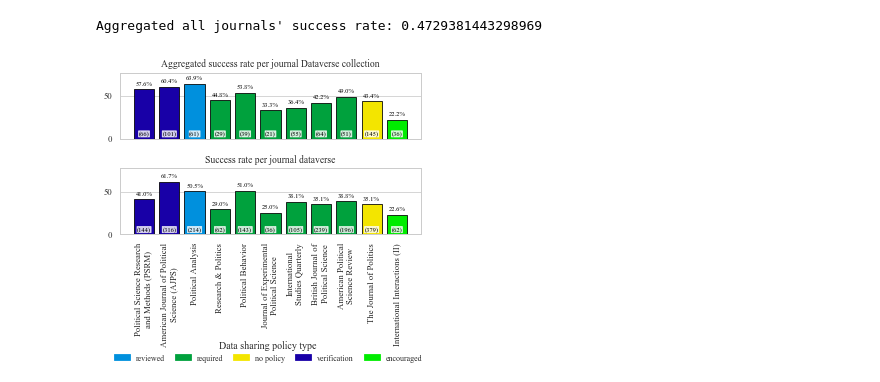
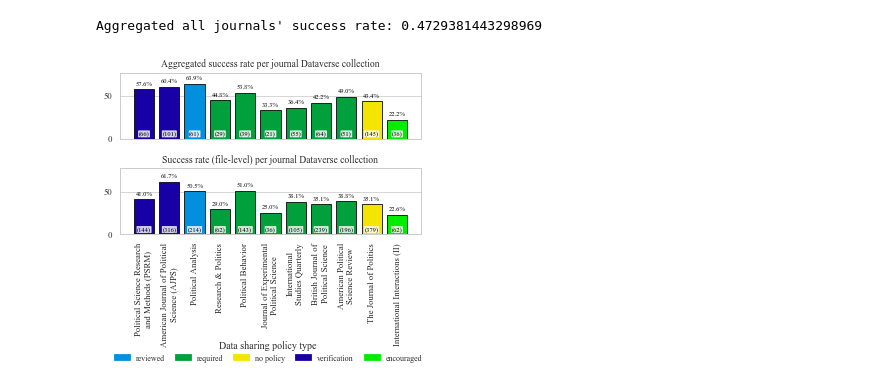
Before and after one commit to atrisovic/dataverse-r-study, a Jupyter notebook: analysis/03-journals-plotting.ipynb, the cells around one changed output. Drawn from its saved outputs; the diff is of its cells as text; code cells hidden in the pictures.

```diff
--- a/analysis/03-journals-plotting.ipynb
+++ b/analysis/03-journals-plotting.ipynb
@@ -103,29 +103,29 @@ def make_plot(plt, temp, pos):
 # %%
 fig, axs = plt.subplots(2,1, figsize=(4.78,4.3)) #, gridspec_kw={"height_ratios": (.45, .55)})
 
 j2 = get_stats(ag_journals).head(11)
 j2 = pd.merge(j2.reset_index(),policy,on='name').sort_values(by=['type','name'], ascending=False)
 make_plot(axs[0], j2, pos=1)
 axs[0].set_title("Aggregated success rate per journal Dataverse collection") #, size=20)
 
 j1 = get_stats(journals)
 j1 = pd.merge(j1.reset_index(),policy,on='name').sort_values(by=['type','name'], ascending=False)
 j1 = j1.drop(j1[~j1.name.isin(j2.name)].index)
 make_plot(axs[1], j1, pos=2)
-axs[1].set_title("Success rate per journal dataverse") #, size=20)
+axs[1].set_title("Success rate (file-level) per journal Dataverse collection") #, size=20)
 
 legend = fig.legend(
             handles, labels, frameon=False, #facecolor='white',
             #edgecolor='gray',
             fontsize=8,
             title="Data sharing policy type", ncol=5,
             bbox_to_anchor=(0.03, -.025, .94, .14),
             mode="expand", #borderaxespad=0.,
             loc = 'center',
             )
 
 fig.tight_layout()
 
 plt.savefig("publisher_temp1.pdf", bbox_inches = "tight", dpi=100)
 # %% [output]
-[figure, old version]
+[figure, new version]
```
Also changed, not shown: 6 other files.
